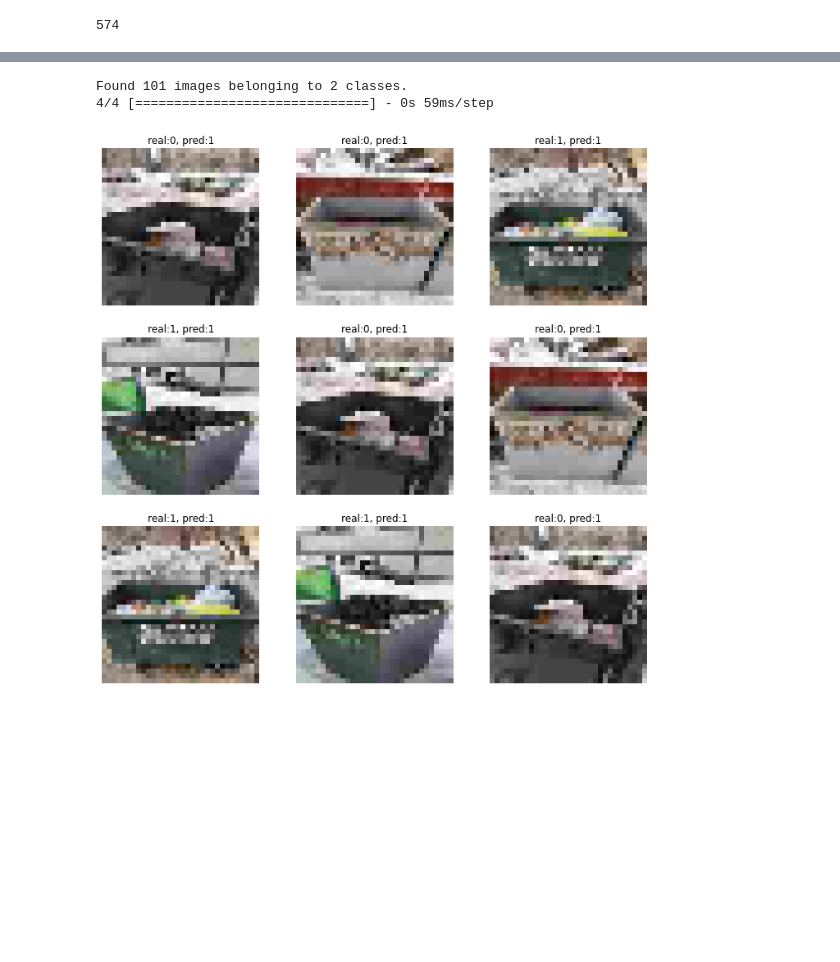
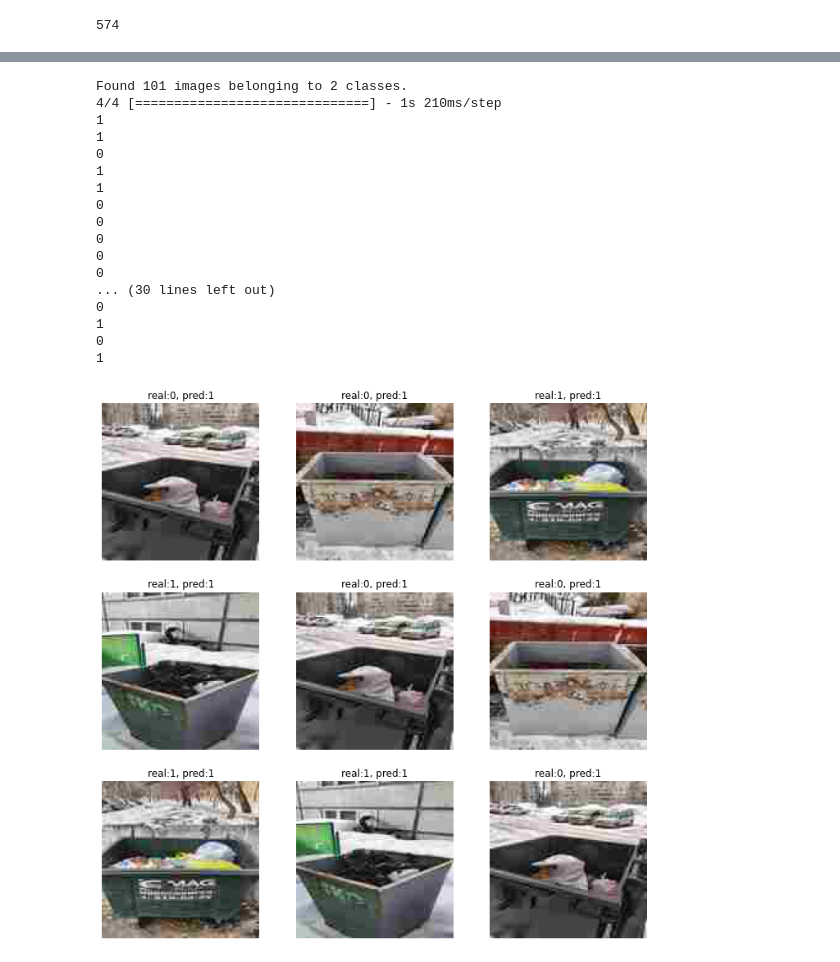
Before and after one commit to iishutov/CV-Project, a Jupyter notebook: ml_project.ipynb, the cells around one changed output, grey strips where cells are left out. Cells and saved outputs as stored; diff of their text form; code cells hidden in the pictures; blank space fills up the shorter version.

```diff
--- a/ml_project.ipynb
+++ b/ml_project.ipynb
@@ -32,7 +31,7 @@ train_datagen = ImageDataGenerator(
 
 train_dataset = train_datagen.flow_from_directory(
     directory=train_dir,
-    target_size=(32, 32),
+    target_size=(128, 128),
     batch_size=batch_size,
     class_mode='categorical',
     shuffle=True,
@@ -59,13 +58,14 @@ train_dataset.n
 # %%
 # Building the convolutional base.
 model = models.Sequential()
-model.add(layers.Conv2D(16, (3, 3), activation='relu', input_shape=(32, 32, 3)))
+model.add(layers.Conv2D(32, (3, 3), activation='relu', input_shape=(128, 128, 3)))
 model.add(layers.MaxPooling2D((2, 2)))
-model.add(layers.Conv2D(32, (3, 3), activation='relu'))
+model.add(layers.Conv2D(64, (3, 3), activation='relu'))
 model.add(layers.MaxPooling2D((2, 2)))
-model.add(layers.Conv2D(32, (3, 3), activation='relu'))
+model.add(layers.Conv2D(64, (3, 3), activation='relu'))
 # Adding Dense Layers.
 model.add(layers.Flatten())
+model.add(layers.Dense(64, activation='relu'))
 model.add(layers.Dense(32, activation='relu'))
 model.add(layers.Dense(2))
 model.summary()
@@ -95,5 +95,5 @@ model.compile(
     metrics=['accuracy']
     )
 
-history = model.fit(train_dataset, epochs = 5)
+history = model.fit(train_dataset, epochs = 10)
 # %% [output]
@@ -110,27 +120,45 @@ Epoch 5/5
 # %%
 # Testing dataset preprocessing (normalization).
 test_datagen = ImageDataGenerator(rescale=rescale)
 
 test_dataset = test_datagen.flow_from_directory(
     directory=test_dir,
-    target_size=(32, 32),
+    target_size=(128, 128),
     batch_size=batch_size,
     class_mode='categorical',
     shuffle=False,
     seed=42
 )
 
 predictions = model.predict(test_dataset)
+
+for i in range(44):
+  print(np.argmax(predictions[i]))
 
 fig, axs = plt.subplots(nrows=3, ncols=3, figsize=(12,12))
 for i in range(3):
   for j in range(3):
     image, label = test_dataset.next()
     axs[i,j].set_title(f'real:{np.argmax(label[0])}, pred:{np.argmax(predictions[32*(3*j+i) % 32])}')
     axs[i,j].imshow(image[0])
     axs[i,j].axis('off')
 plt.show()
 # %% [output]
 Found 101 images belonging to 2 classes.
-4/4 [==============================] - 0s 59ms/step
+4/4 [==============================] - 1s 210ms/step
+1
+1
+0
+1
+1
+0
+0
+0
+0
+0
+... (30 lines left out)
+0
+1
+0
+1
-[figure, old version]
+[figure, new version]
```
Also changed, not shown: parts of 4 cells of this notebook.
